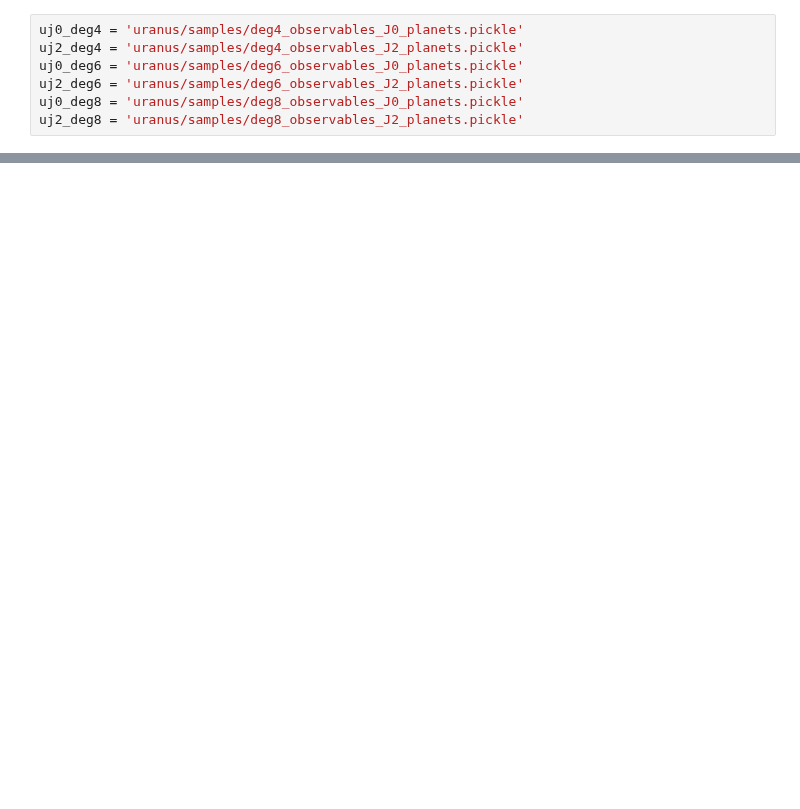
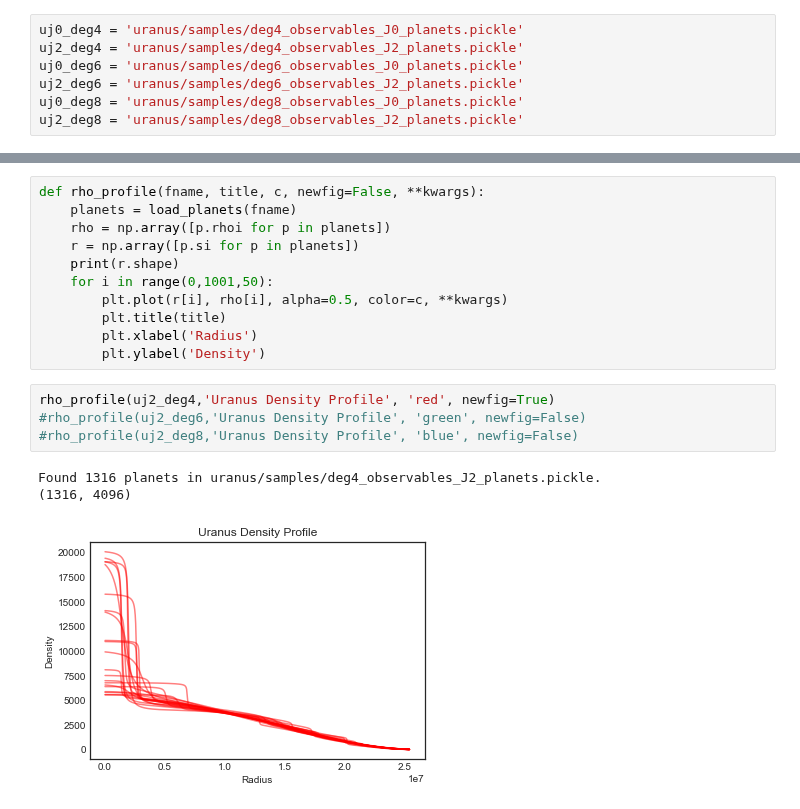
Before and after one commit to nmovshov/pyPIPE, a Jupyter notebook: Planets.ipynb, the cells around one changed output, grey strips where cells are left out. Cells and saved outputs as stored; diff of their text form; blank space fills up the shorter version.

```diff
--- a/Planets.ipynb
+++ b/Planets.ipynb
@@ -78,0 +109,19 @@ hist_J2(uj2_deg8, 'J2 Degree 8')
+# %%
+def rho_profile(fname, title, c, newfig=False, **kwargs):
+    planets = load_planets(fname)
+    rho = np.array([p.rhoi for p in planets])
+    r = np.array([p.si for p in planets])
+    print(r.shape)
+    for i in range(0,1001,50):
+        plt.plot(r[i], rho[i], alpha=0.5, color=c, **kwargs)
+        plt.title(title)
+        plt.xlabel('Radius')
+        plt.ylabel('Density')
+# %%
+rho_profile(uj2_deg4,'Uranus Density Profile', 'red', newfig=True)
+#rho_profile(uj2_deg6,'Uranus Density Profile', 'green', newfig=False)
+#rho_profile(uj2_deg8,'Uranus Density Profile', 'blue', newfig=False)
+# %% [output]
+Found 1316 planets in uranus/samples/deg4_observables_J2_planets.pickle.
+(1316, 4096)
+[figure, added]
```
Also changed, not shown: parts of 7 cells of this notebook.
